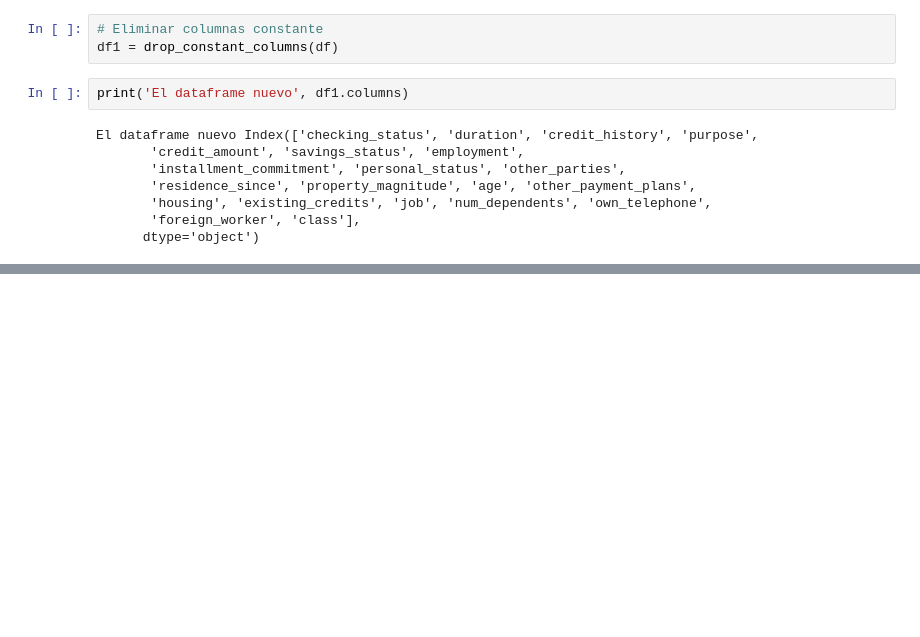
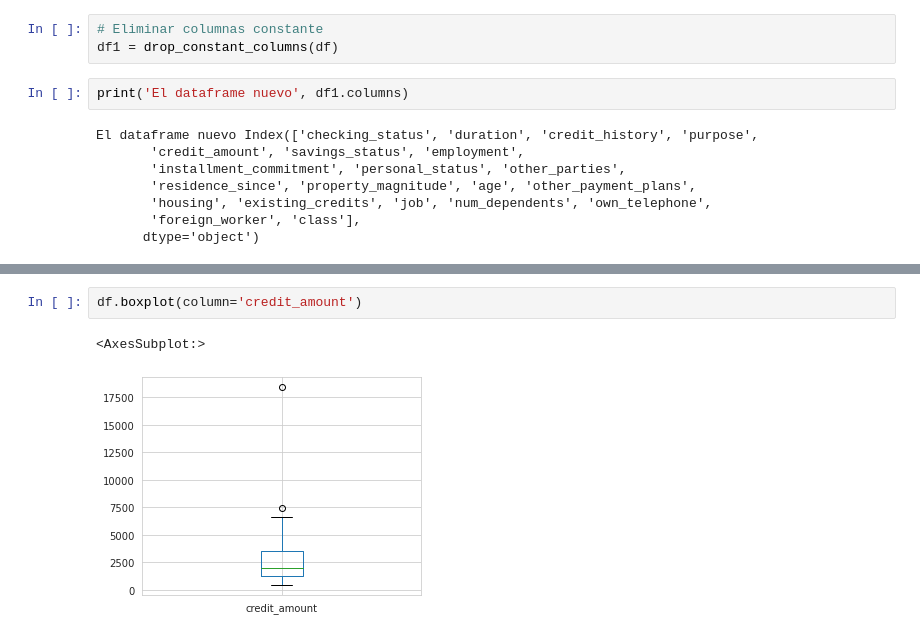
Before and after one commit to ifmm87/data-science-degree, a Jupyter notebook: Mineria de datos/Material/Semana1 MCDv2/Practica Prep Datos V2/Práctica Prep Datos 1/Practica 1.ipynb, the cells around one changed output, grey strips where cells are left out. Cells and saved outputs as stored; diff of their text form; blank space fills up the shorter version.

```diff
--- a/Mineria de datos/Material/Semana1 MCDv2/Practica Prep Datos V2/Práctica Prep Datos 1/Practica 1.ipynb
+++ b/Mineria de datos/Material/Semana1 MCDv2/Practica Prep Datos V2/Práctica Prep Datos 1/Practica 1.ipynb
@@ -159,3 +199,8 @@ credit_amount.plot(kind = 'hist')
+# %%
+df.boxplot(column='credit_amount')
+# %% [output]
+<AxesSubplot:>
+[figure, added]
 # %%
 df.head()
 df.plot(kind='scatter', x='duration', y='credit_amount')
```
Also changed, not shown: parts of 24 cells of this notebook, 40 other files.
